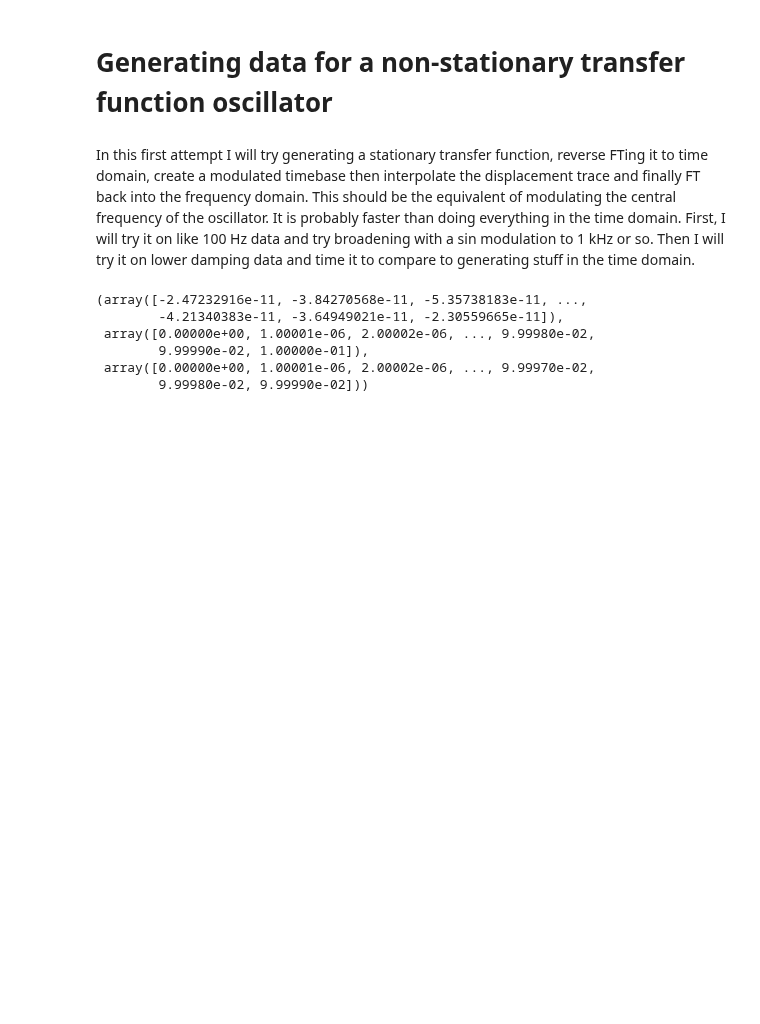
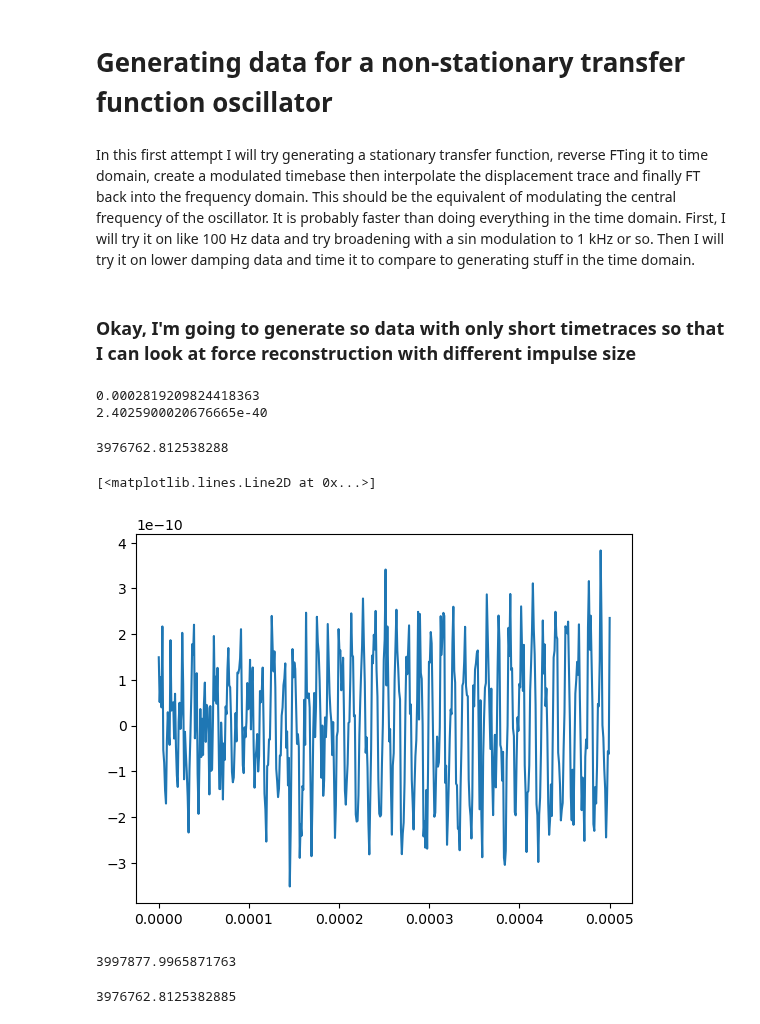
Before and after one commit to tompenny/SIMPLE_impulsesimulations, a Jupyter notebook: Generate data.ipynb, the cells around one changed output. Cells and saved outputs as stored; diff of their text form; code cells hidden in the pictures; blank space fills up the shorter version.

Commit message:
Added block for generating data with different pulse widths

```diff
--- a/Generate data.ipynb
+++ b/Generate data.ipynb
@@ -192,12 +192,32 @@ for yfb in yfb_l:
         PSD_freq = PSD[0]
         mdict = {'J':PSD_noise, 'frequency':PSD_freq}
         su.save_data_hdf5(filename+'/Noise/PSD.hdf5', mdict)
-# %%
-x
-# %% [output]
-(array([-2.47232916e-11, -3.84270568e-11, -5.35738183e-11, ...,
-        -4.21340383e-11, -3.64949021e-11, -2.30559665e-11]),
- array([0.00000e+00, 1.00001e-06, 2.00002e-06, ..., 9.99980e-02,
-        9.99990e-02, 1.00000e-01]),
- array([0.00000e+00, 1.00001e-06, 2.00002e-06, ..., 9.99970e-02,
-        9.99980e-02, 9.99990e-02]))
+# %% [markdown]
+### Okay, I'm going to generate so data with only short timetraces so that I can look at force reconstruction with different impulse size
+# %%
+# Define some parameters
+
+w0 = 80000*2*np.pi # Natural frequency of oscillator
+P = 3*10**(-8) # Pressure in mbar
+T = 2930 # Environmental temperature
+R = (0.083)*10**(-6) # Particle Radius
+p = 2200 # Particle Denisty
+dtn = 1*10**(-8) # Timestep
+M = 4/3*np.pi*R**3*p # Particle mass
+kb = 1.38*10**(-23) # Boltzmann constant
+m = 29*1.67*10**(-27) # average mass of air particles
+v = np.sqrt(8*1.38*10**(-23)*T/(np.pi*m)) # velocity of air particles
+N0 = 2.43*10**(25) # Number density of air and ambient pressure
+P0 = 1000 # Ambient pressure
+N=N0*P/P0 # Number density of air at pressure P
+
+y = (4/3*np.pi)*(m*v*N*R**2)/(M) # Damping from air
+#y = 4.10568*1e-6*P*1e2/R # Antonio's damping from air
+
+print(y)
+print(4*kb*T*y*M)
+
+Snn = 3*10**(-27) # Displacement noise
+# %% [output]
+0.0002819209824418363
+2.4025900020676665e-40
@@ -203,0 +301,17 @@ x
+# %%
+0.00004*10*M/(5.3*10**(-28))
+# %% [output]
+3976762.812538288
+# %%
+plt.plot(np.linspace(0, 500/10**6, 500), x)
+# %% [output]
+[<matplotlib.lines.Line2D at 0x...>]
+[figure, added]
+# %%
+8*10**(-10)*M*np.sqrt(w0**2-yfb**2)/(5.3*10**(-28))
+# %% [output]
+3997877.9965871763
+# %%
+0.000008*M/(5.3*10**(-28))*50
+# %% [output]
+3976762.8125382885
```
Also changed, not shown: parts of 7 cells of this notebook.
